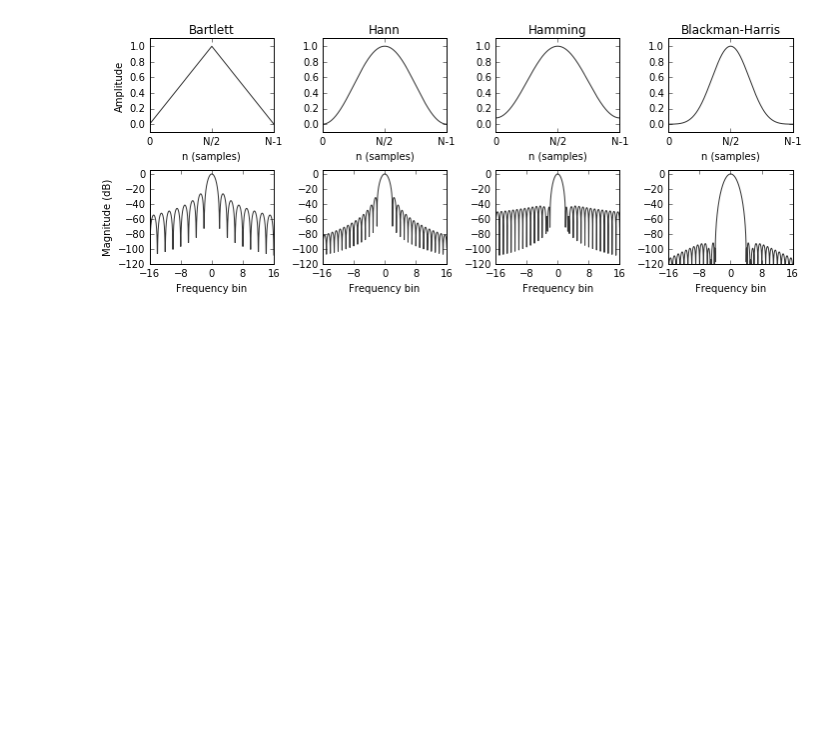
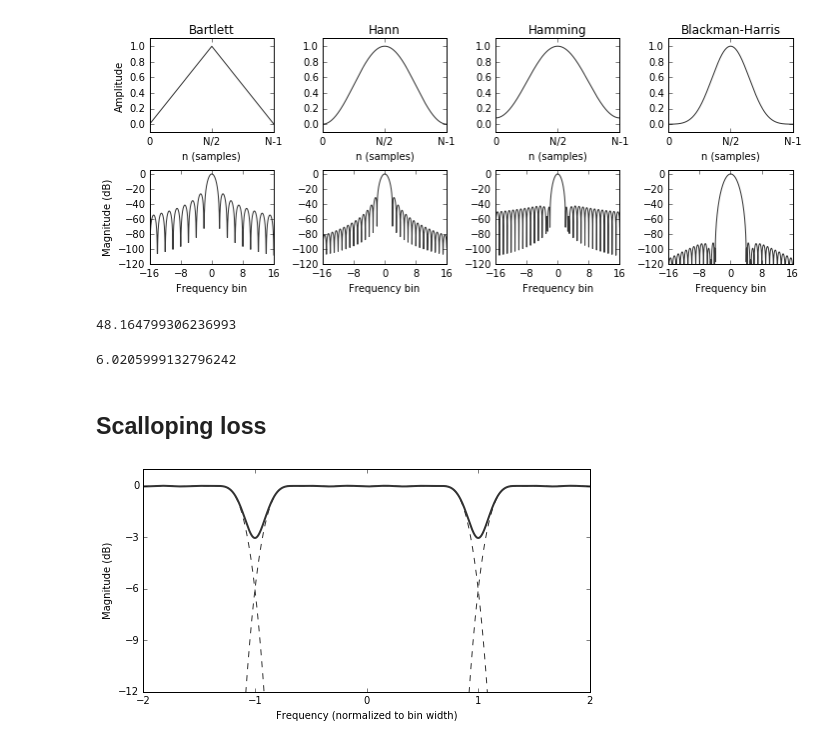
Before and after one commit to jack-h/specbook, a Jupyter notebook: scripts/pfb/pfb_check.py.ipynb, the cells around one changed output. Saved outputs shown, nothing was run; the diff lists cells and outputs as text; code cells hidden in the pictures; blank space fills up the shorter version.

Commit message:
Adding PFB scalloping figure

```diff
--- a/scripts/pfb/pfb_check.py.ipynb
+++ b/scripts/pfb/pfb_check.py.ipynb
@@ -412,0 +411,42 @@ plt.savefig("window_fns.pdf")
+# %%
+20*np.log10(2**8)
+# %% [output]
+48.164799306236993
+# %%
+20*np.log10(2)
+# %% [output]
+6.0205999132796242
+# %% [markdown]
+## Scalloping loss
+# %%
+def db(x): return 10*np.log10(x)
+lpf = np.genfromtxt('pfb512coef.txt') / 2**18 / 2**17
+
+xx = np.linspace(0, 6, 3072) - 2
+
+plt.figure(figsize=(8, 4))
+d = np.fft.fftshift(np.fft.fft(lpf, 2**20))
+l = len(d)
+mid = len(d)/2
+filter_resp0 = d[mid-2048-1024:mid]**2
+mval = np.max(db(filter_resp0))
+plt.plot(xx, db(filter_resp0)-mval, ls='dashed', c='#333333')
+filter_resp = d[mid-2048:mid+1024]**2
+plt.plot(xx, db(filter_resp)-mval, ls='dashed', c='#333333')
+filter_resp2 = d[mid-1024:mid+2048]**2
+plt.plot(xx, db(filter_resp2)-mval, ls='dashed', c='#333333')
+filter_resp3 = d[mid:mid+2048+1024]**2
+plt.plot(xx, db(filter_resp3)-mval, ls='dashed', c='#333333')
+pp = db(filter_resp + filter_resp2 + filter_resp3 + filter_resp0)
+pp -= np.max(pp)
+plt.plot(xx,pp, ls='solid', c='#333333', lw=2)
+plt.xlim(-2, 2)
+plt.ylim(-12, 1)
+plt.yticks([-12, -9, -6, -3, 0])
+plt.xticks([-2, -1, 0, 1, 2])
+plt.xlabel("Frequency (normalized to bin width)")
+plt.ylabel("Magnitude (dB)")
+plt.savefig("pfb_scalloping.pdf")
+plt.show()
+# %% [output]
+[figure, added]
```
Also changed, not shown: parts of 1 cell of this notebook, 4 other files.
